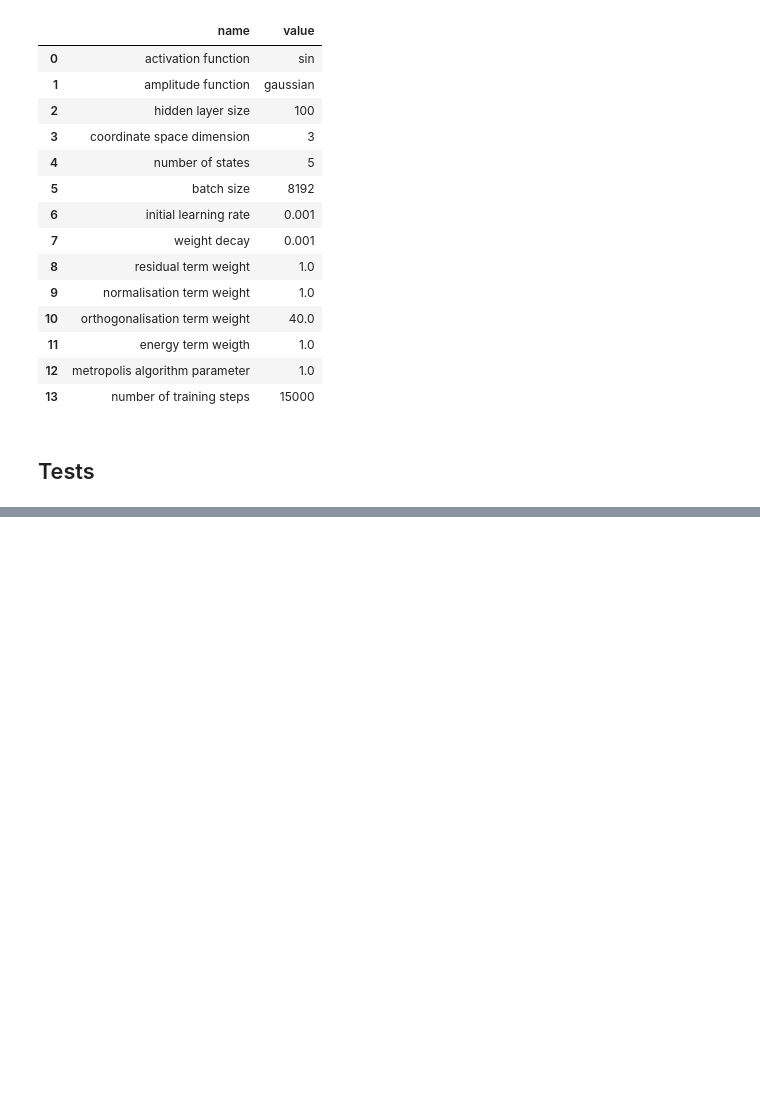
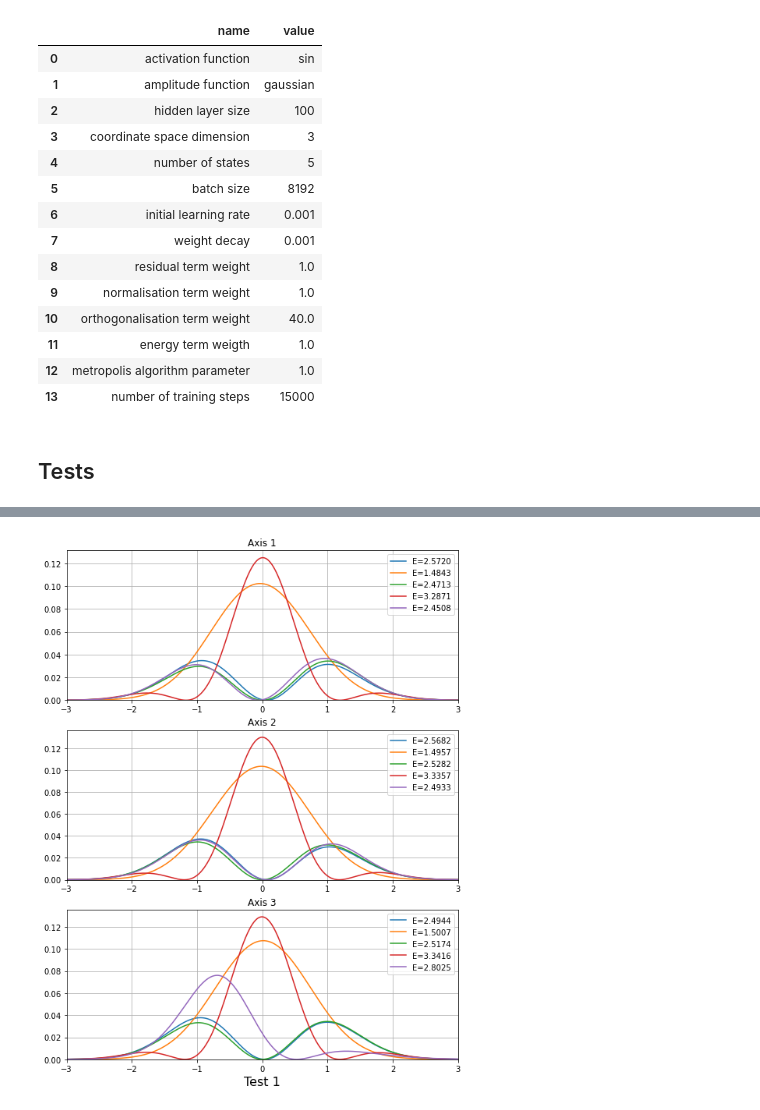
Before and after one commit to MrKozelberg/nn-based-multistate-solver-for-se, a Jupyter notebook: source/training.ipynb, the cells around one changed output, grey strips where cells are left out. Cells and saved outputs as stored; diff of their text form; code cells hidden in the pictures; blank space fills up the shorter version.

Commit message:
35 states

```diff
--- a/source/training.ipynb
+++ b/source/training.ipynb
@@ -157,0 +185,38 @@ Index(['total loss', 'total squered residual', 'total normalisation error',
+# %%
+numberOfTests = 1
+trialFunction_3D = [None] * numberOfTests
+
+trialFunction_3D[0] = TrialFunction(hyperparameters_3d, "3d_0")
+trialFunction_3D[0].load_state_dict(torch.load(trialFunction_3D[0].PATH))
+trialFunction_3D[0].eval()
+
+fig, axes = plt.subplots(
+    3,numberOfTests,
+    figsize=(9*numberOfTests,12),
+    squeeze=False
+)
+
+for j in range(numberOfTests):
+    for axNumber, ax in enumerate(axes[:,j]):
+        grid = torch.zeros(
+           (1000,hyperparameters_3d.coordinateSpaceDim),
+            device=hyperparameters_3d.device
+        )
+        grid[:,axNumber] = torch.linspace(-3,3,1000,device=hyperparameters_3d.device)
+        for i in range(5):
+            ax.plot(
+                grid[:,axNumber].cpu().detach().numpy(),
+                (
+                    trialFunction_3D[j](grid)[:,i].cpu().detach().numpy()**2
+                    / trialFunction_3D[j].norm(grid)[i].cpu().detach().numpy()
+                ),
+                label=f'E={trialFunction_3D[j].spectrum(grid)[i]:.4f}'
+            )
+        ax.set_title(f"Axis {axNumber+1}")
+        ax.legend()
+        ax.set_xlim(-3,3)
+        ax.set_ylim(0,None)
+        ax.grid()
+    plt.xlabel(f'Test {j+1}', fontsize=16)
+# %% [output]
+[figure, added]
```
Also changed, not shown: parts of 23 cells of this notebook, 23 other files.
